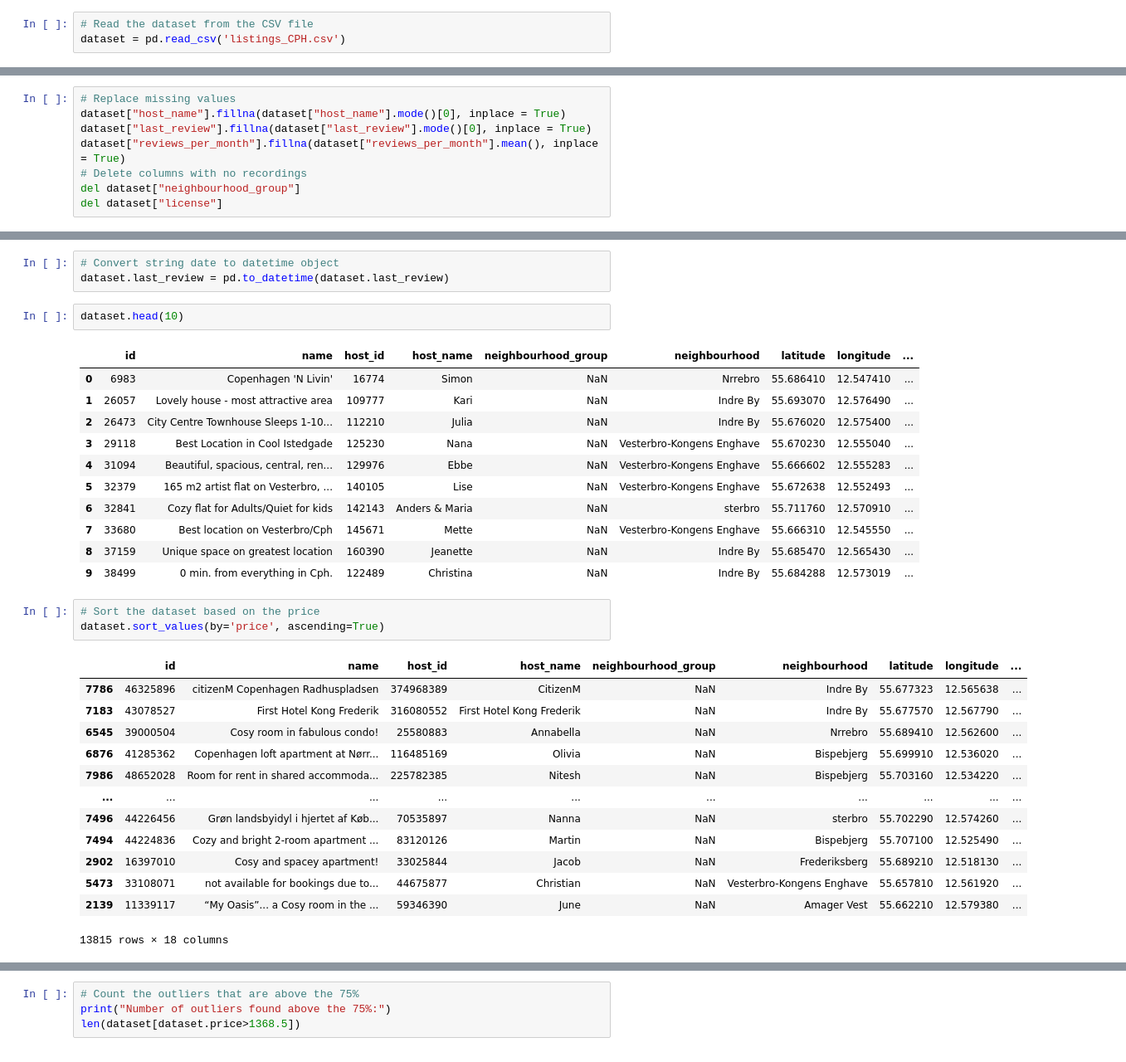
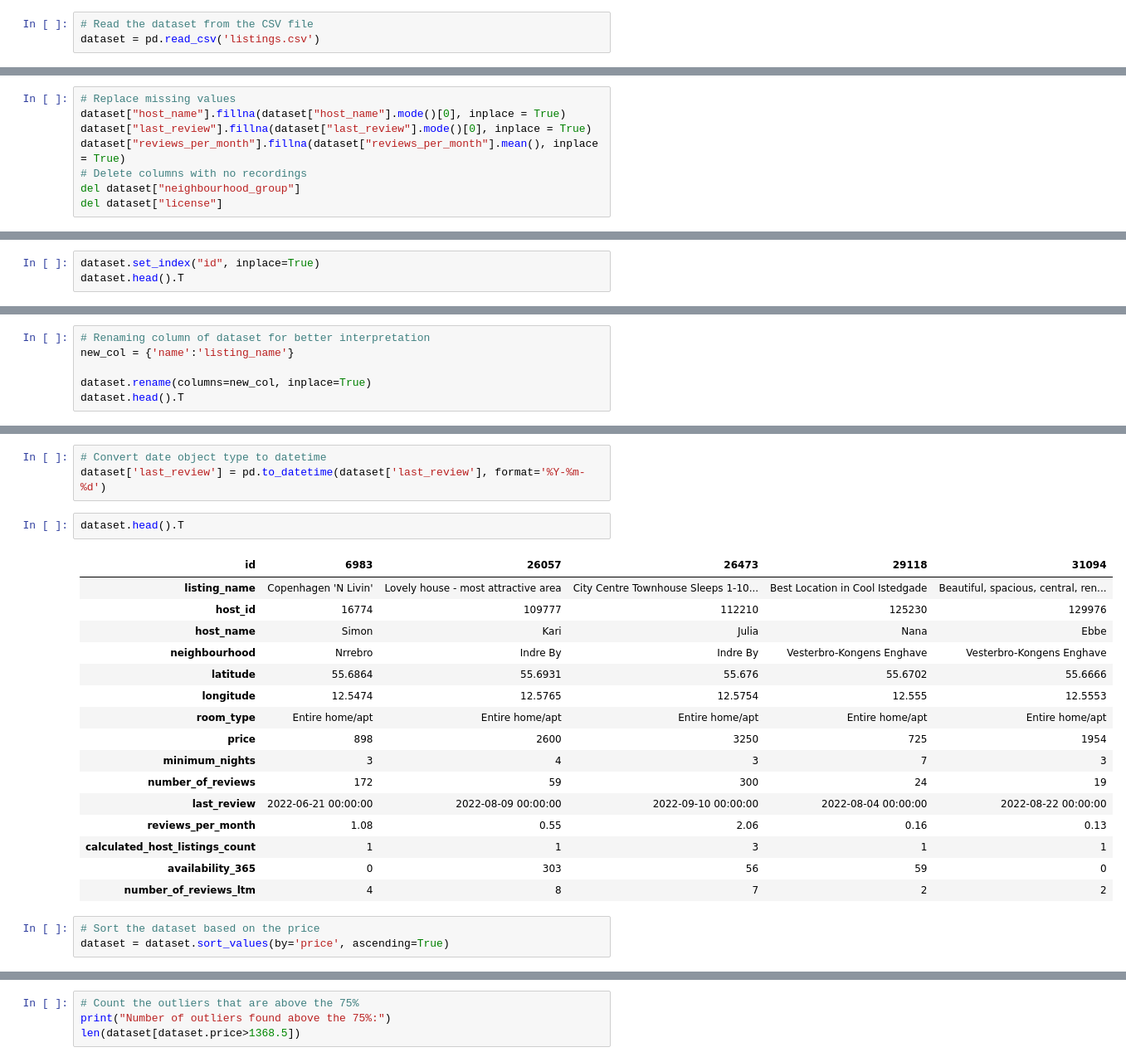
Before and after one commit to Arlinda96/BA-Project, a Jupyter notebook: Airbnb_Project.ipynb, the cells around one changed output, grey strips where cells are left out. Shown at 83% size. Saved outputs shown, nothing was run; the diff lists cells and outputs as text.

```diff
--- a/Airbnb_Project.ipynb
+++ b/Airbnb_Project.ipynb
@@ -14,7 +16,7 @@ import matplotlib.pyplot as plt
 %matplotlib inline
 # %%
 # Read the dataset from the CSV file
-dataset = pd.read_csv('listings_CPH.csv')
+dataset = pd.read_csv('listings.csv')
 # %%
 # Dispaly few variables
 dataset.head(10).T
@@ -94,0 +123,3 @@ del dataset["license"]
+# %%
+dataset.set_index("id", inplace=True)
+dataset.head().T
@@ -94,0 +163,6 @@ del dataset["license"]
+# %%
+# Renaming column of dataset for better interpretation
+new_col = {'name':'listing_name'}
+
+dataset.rename(columns=new_col, inplace=True)
+dataset.head().T
@@ -95,34 +186,25 @@ del dataset["license"]
 # %%
-# Convert string date to datetime object
-dataset.last_review = pd.to_datetime(dataset.last_review)
+# Convert date object type to datetime
+dataset['last_review'] = pd.to_datetime(dataset['last_review'], format='%Y-%m-%d')
 # %%
-dataset.head(10)
+dataset.head().T
 # %% [output]
-|  | id | name | host_id | host_name | neighbourhood_group | neighbourhood | latitude | longitude | ... |
-| 0 | 6983 | Copenhagen 'N Livin' | 16774 | Simon | NaN | Nrrebro | 55.686410 | 12.547410 | ... |
-| 1 | 26057 | Lovely house - most attractive area | 109777 | Kari | NaN | Indre By | 55.693070 | 12.576490 | ... |
-| 2 | 26473 | City Centre Townhouse Sleeps 1-10... | 112210 | Julia | NaN | Indre By | 55.676020 | 12.575400 | ... |
-| 3 | 29118 | Best Location in Cool Istedgade | 125230 | Nana | NaN | Vesterbro-Kongens Enghave | 55.670230 | 12.555040 | ... |
-| 4 | 31094 | Beautiful, spacious, central, ren... | 129976 | Ebbe | NaN | Vesterbro-Kongens Enghave | 55.666602 | 12.555283 | ... |
-| 5 | 32379 | 165 m2 artist flat on Vesterbro, ... | 140105 | Lise | NaN | Vesterbro-Kongens Enghave | 55.672638 | 12.552493 | ... |
-| 6 | 32841 | Cozy flat for Adults/Quiet for kids | 142143 | Anders & Maria | NaN | sterbro | 55.711760 | 12.570910 | ... |
-| 7 | 33680 | Best location on Vesterbro/Cph | 145671 | Mette | NaN | Vesterbro-Kongens Enghave | 55.666310 | 12.545550 | ... |
-| 8 | 37159 | Unique space on greatest location | 160390 | Jeanette | NaN | Indre By | 55.685470 | 12.565430 | ... |
-| 9 | 38499 | 0 min. from everything in Cph. | 122489 | Christina | NaN | Indre By | 55.684288 | 12.573019 | ... |
+| id | 6983 | 26057 | 26473 | 29118 | 31094 |
+| listing_name | Copenhagen 'N Livin' | Lovely house - most attractive area | City Centre Townhouse Sleeps 1-10... | Best Location in Cool Istedgade | Beautiful, spacious, central, ren... |
+| host_id | 16774 | 109777 | 112210 | 125230 | 129976 |
+| host_name | Simon | Kari | Julia | Nana | Ebbe |
+| neighbourhood | Nrrebro | Indre By | Indre By | Vesterbro-Kongens Enghave | Vesterbro-Kongens Enghave |
+| latitude | 55.6864 | 55.6931 | 55.676 | 55.6702 | 55.6666 |
+| longitude | 12.5474 | 12.5765 | 12.5754 | 12.555 | 12.5553 |
+| room_type | Entire home/apt | Entire home/apt | Entire home/apt | Entire home/apt | Entire home/apt |
+| price | 898 | 2600 | 3250 | 725 | 1954 |
+| minimum_nights | 3 | 4 | 3 | 7 | 3 |
+| number_of_reviews | 172 | 59 | 300 | 24 | 19 |
+| last_review | 2022-06-21 00:00:00 | 2022-08-09 00:00:00 | 2022-09-10 00:00:00 | 2022-08-04 00:00:00 | 2022-08-22 00:00:00 |
+| reviews_per_month | 1.08 | 0.55 | 2.06 | 0.16 | 0.13 |
+| calculated_host_listings_count | 1 | 1 | 3 | 1 | 1 |
+| availability_365 | 0 | 303 | 56 | 59 | 0 |
+| number_of_reviews_ltm | 4 | 8 | 7 | 2 | 2 |
 # %%
 # Sort the dataset based on the price
-dataset.sort_values(by='price', ascending=True)
+dataset = dataset.sort_values(by='price', ascending=True)
-# %% [output]
-|  | id | name | host_id | host_name | neighbourhood_group | neighbourhood | latitude | longitude | ... |
-| 7786 | 46325896 | citizenM Copenhagen Radhuspladsen | 374968389 | CitizenM | NaN | Indre By | 55.677323 | 12.565638 | ... |
-| 7183 | 43078527 | First Hotel Kong Frederik | 316080552 | First Hotel Kong Frederik | NaN | Indre By | 55.677570 | 12.567790 | ... |
-| 6545 | 39000504 | Cosy room in fabulous condo! | 25580883 | Annabella | NaN | Nrrebro | 55.689410 | 12.562600 | ... |
-| 6876 | 41285362 | Copenhagen loft apartment at Nørr... | 116485169 | Olivia | NaN | Bispebjerg | 55.699910 | 12.536020 | ... |
-| 7986 | 48652028 | Room for rent in shared accommoda... | 225782385 | Nitesh | NaN | Bispebjerg | 55.703160 | 12.534220 | ... |
-| ... | ... | ... | ... | ... | ... | ... | ... | ... | ... |
-| 7496 | 44226456 | Grøn landsbyidyl i hjertet af Køb... | 70535897 | Nanna | NaN | sterbro | 55.702290 | 12.574260 | ... |
-| 7494 | 44224836 | Cozy and bright 2-room apartment ... | 83120126 | Martin | NaN | Bispebjerg | 55.707100 | 12.525490 | ... |
-| 2902 | 16397010 | Cosy and spacey apartment! | 33025844 | Jacob | NaN | Frederiksberg | 55.689210 | 12.518130 | ... |
-| 5473 | 33108071 | not available for bookings due to... | 44675877 | Christian | NaN | Vesterbro-Kongens Enghave | 55.657810 | 12.561920 | ... |
-| 2139 | 11339117 | “My Oasis”... a Cosy room in the ... | 59346390 | June | NaN | Amager Vest | 55.662210 | 12.579380 | ... |
-13815 rows × 18 columns
```
Also changed, not shown: parts of 25 cells of this notebook.
